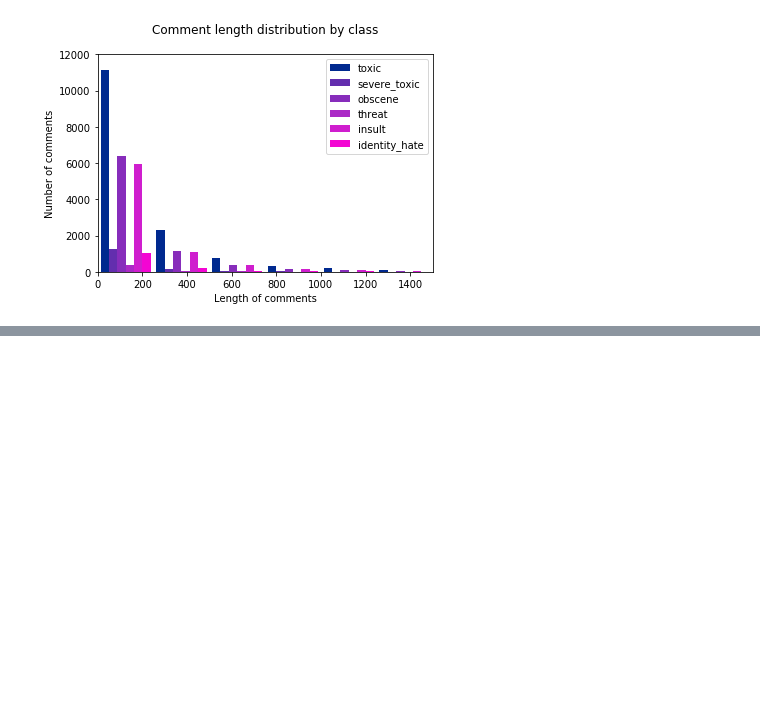
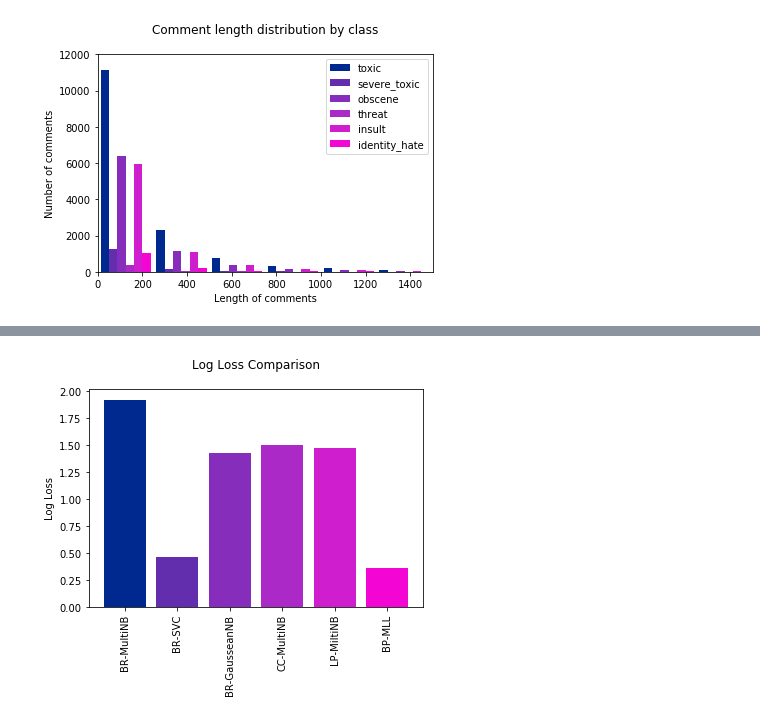
Before and after one commit to phoenix-254/toxic-comment-classification, a Jupyter notebook: src/main.ipynb, the cells around one changed output, grey strips where cells are left out. Saved outputs shown, nothing was run; the diff lists cells and outputs as text; code cells hidden in the pictures; blank space fills up the shorter version.

```diff
--- a/src/main.ipynb
+++ b/src/main.ipynb
@@ -395,0 +418,19 @@ NameError: name 'plt' is not defined
+# %%
+# Log Loss Comparison.
+models = ['BR-MultiNB', 'BR-SVC', 'BR-GausseanNB', 'CC-MultiNB', 'LP-MiltiNB', 'BP-MLL']
+h_loss_arr = [1.92, 0.46, 1.422, 1.5, 1.47, 0.36]
+
+col = ['#00298F','#632EAE','#872DBB','#AB29C6','#CF1ECE','#F305D3']
+
+plt.title(f'Log Loss Comparison\n')
+plt.ylabel('Log Loss')
+# plt.xlabel('Models')
+
+plt.xticks(rotation=90)
+
+for i in range(len(h_loss_arr)):
+    plt.bar(models[i], h_loss_arr[i], color=col[i])
+
+plt.show()
+# %% [output]
+[figure, added]
```
Also changed, not shown: parts of 10 cells of this notebook, 10 other files.
